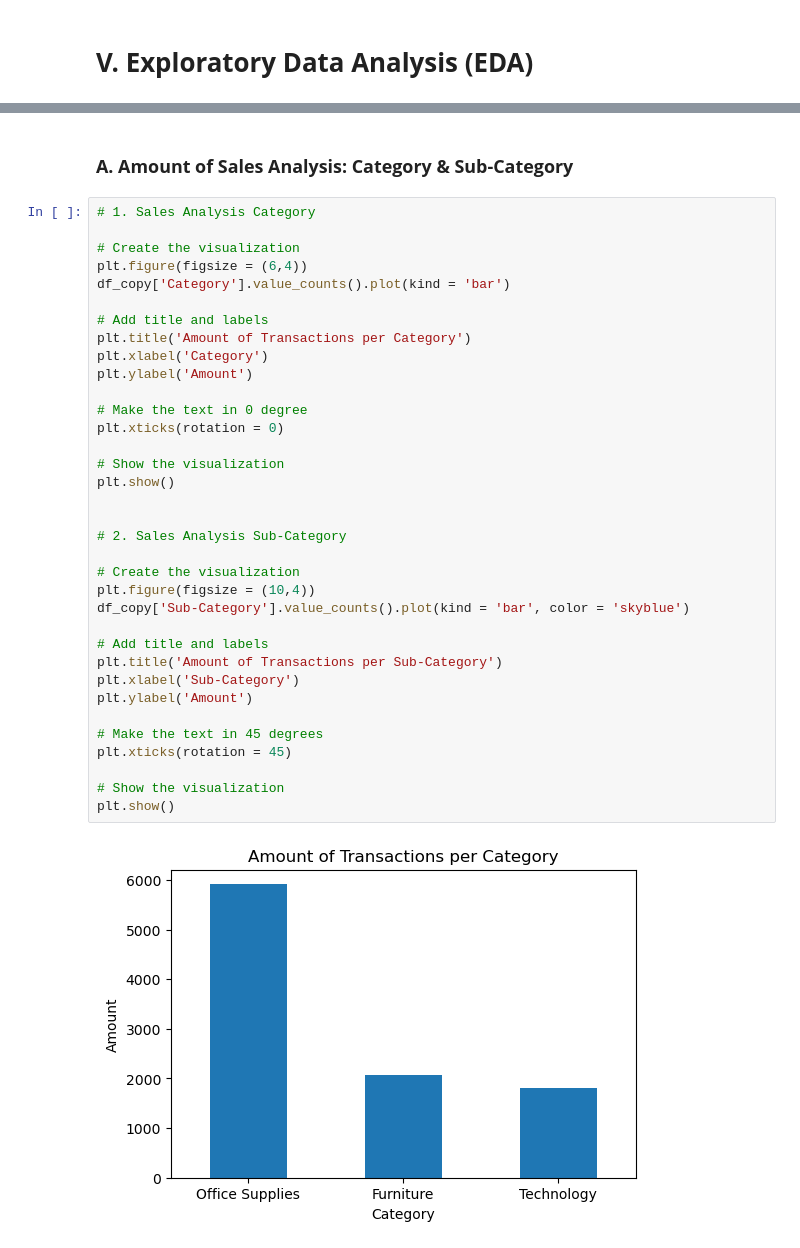
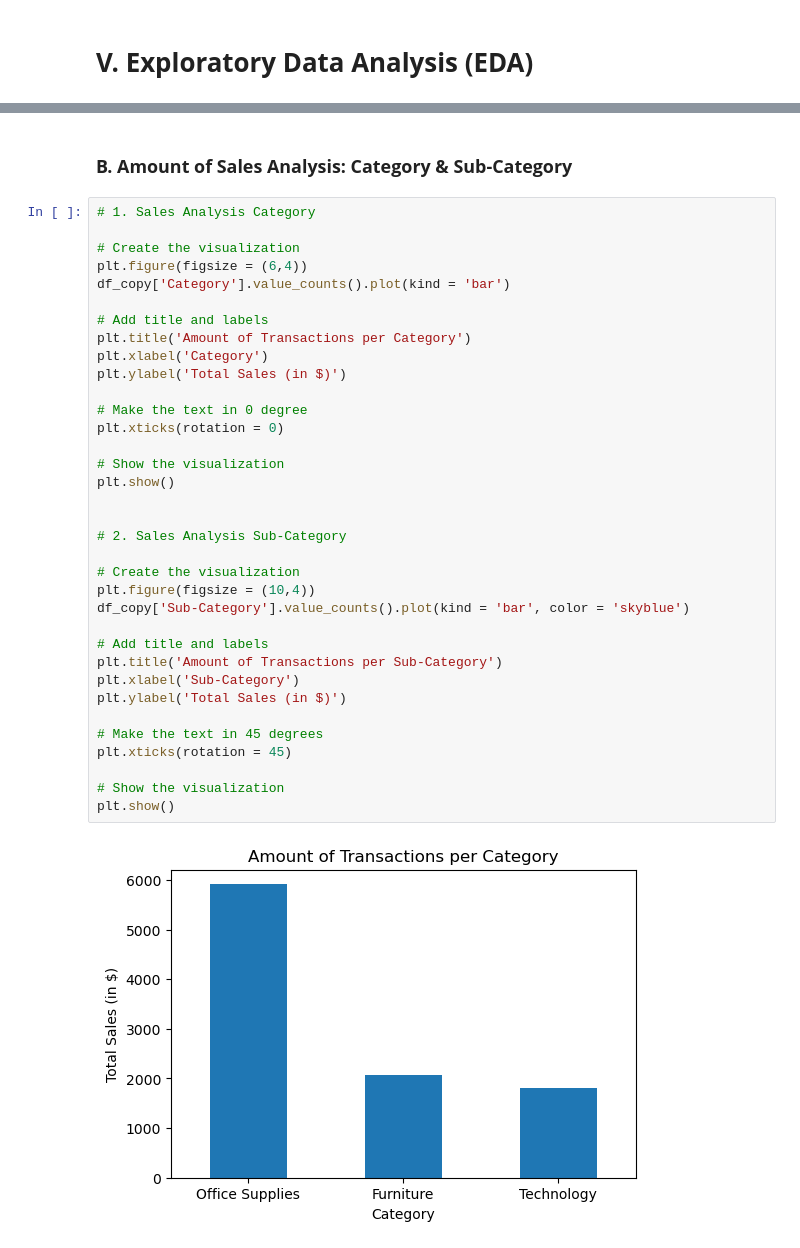
Before and after one commit to Maulana-Yusuf-T/Sales-Forecasting, a Jupyter notebook: Sales_Forecasting.ipynb, the cells around one changed output, grey strips where cells are left out. Drawn from its saved outputs; the diff is of its cells as text.

```diff
--- a/Sales_Forecasting.ipynb
+++ b/Sales_Forecasting.ipynb
@@ -297,5 +312,5 @@ memory usage: 38.4 KB
 # %% [markdown]
-### **A. Amount of Sales Analysis: Category & Sub-Category**
+### **B. Amount of Sales Analysis: Category & Sub-Category**
 # %%
 # 1. Sales Analysis Category
 
@@ -303,33 +318,33 @@ memory usage: 38.4 KB
 plt.figure(figsize = (6,4))
 df_copy['Category'].value_counts().plot(kind = 'bar')
 
 # Add title and labels
 plt.title('Amount of Transactions per Category')
 plt.xlabel('Category')
-plt.ylabel('Amount')
+plt.ylabel('Total Sales (in $)')
 
 # Make the text in 0 degree
 plt.xticks(rotation = 0)
 
 # Show the visualization
 plt.show()
 
 
 # 2. Sales Analysis Sub-Category
 
 # Create the visualization
 plt.figure(figsize = (10,4))
 df_copy['Sub-Category'].value_counts().plot(kind = 'bar', color = 'skyblue')
 
 # Add title and labels
 plt.title('Amount of Transactions per Sub-Category')
 plt.xlabel('Sub-Category')
-plt.ylabel('Amount')
+plt.ylabel('Total Sales (in $)')
 
 # Make the text in 45 degrees
 plt.xticks(rotation = 45)
 
 # Show the visualization
 plt.show()
 # %% [output]
-[figure, old version]
+[figure, new version]
```
Also changed, not shown: parts of 14 cells of this notebook.
